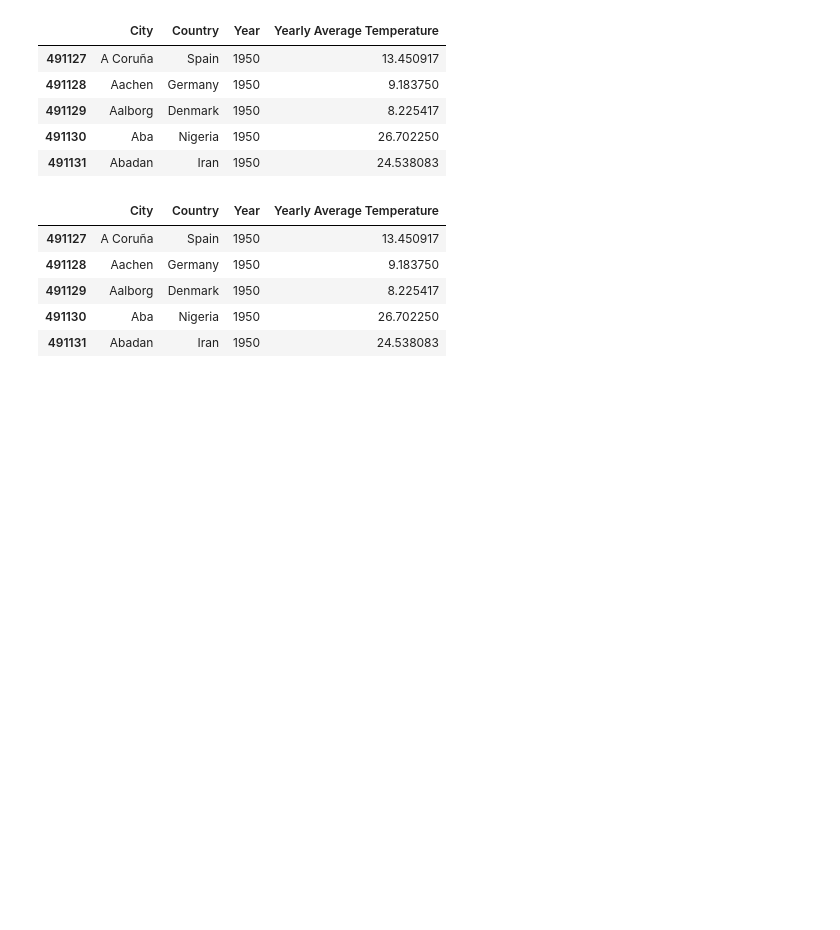
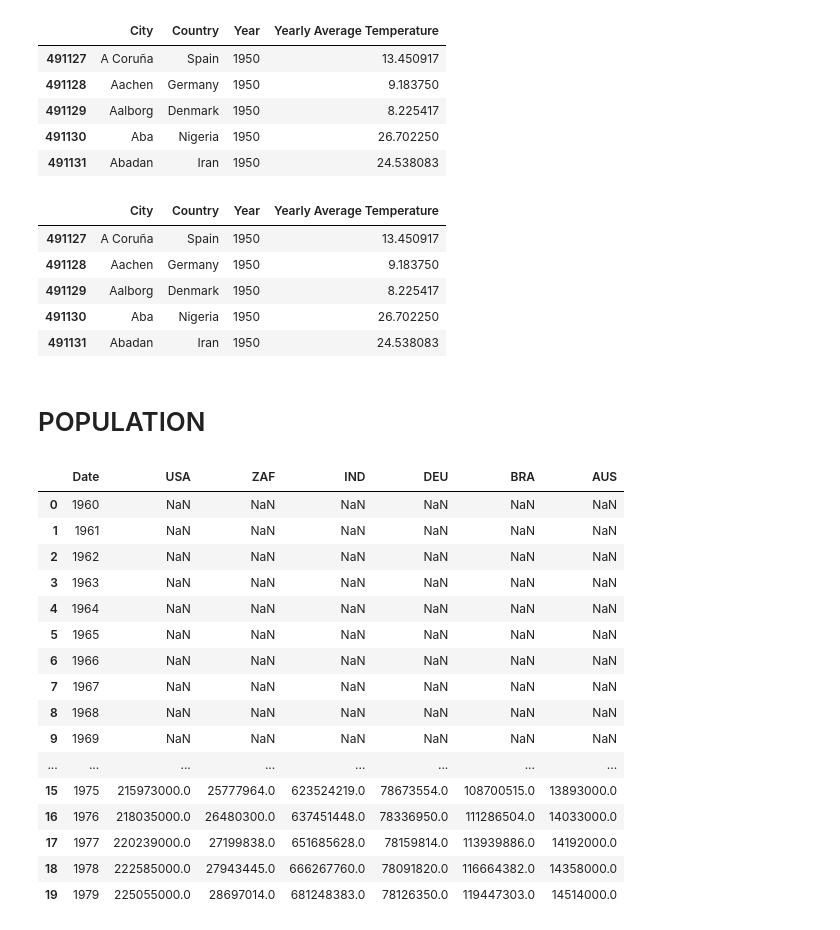
Before and after one commit to Sophiatun/Climate_Change_Analysis, a Jupyter notebook: COMPILED.ipynb, the cells around one changed output. Drawn from its saved outputs; the diff is of its cells as text; code cells hidden in the pictures; blank space fills up the shorter version.

Commit message:
Population

```diff
--- a/COMPILED.ipynb
+++ b/COMPILED.ipynb
@@ -482,3 +482,52 @@ final_df.head()
 # %%
 # final_city_df = cleaned_cities_dropna.groupby(['City', 'Country']).reset_index()
 final_df.to_csv("Cleaned Data/Cities.csv", index=False)
+# %% [markdown]
+# POPULATION
+# %%
+# Function to fetch population data
+def fetch_population_data(country_code):
+    api_url = f"http://api.worldbank.org/v2/country/{country_code}/indicator/SP.POP.TOTL?date=1960:2022&format=json"
+    response = requests.get(api_url)
+
+    if response.status_code == 200:
+        data = response.json()
+        if len(data) > 1 and isinstance(data[1], list):
+            indicator_data = data[1]
+            df = pd.DataFrame(indicator_data)
+            df = df[['date', 'value']]
+            df.columns = ['Date', country_code]
+            return df.dropna()
+
+    return pd.DataFrame()
+
+# Country Codes for the United States, South Africa, India, Germany, Brazil, Australia
+country_codes = ["USA", "ZAF", "IND", "DEU", "BRA", "AUS"]
+
+# Create an empty DataFrame to store data for all countries
+all_data = pd.DataFrame({'Date': [str(year) for year in range(1960, 2023)]})
+
+# Loop through each country code and fetch population data
+for code in country_codes:
+    country_data = fetch_population_data(code)
+    if not country_data.empty:
+        all_data = pd.merge(all_data, country_data, on='Date', how='left')
+all_data.head(20)
+# %% [output]
+|  | Date | USA | ZAF | IND | DEU | BRA | AUS |
+| 0 | 1960 | NaN | NaN | NaN | NaN | NaN | NaN |
+| 1 | 1961 | NaN | NaN | NaN | NaN | NaN | NaN |
+| 2 | 1962 | NaN | NaN | NaN | NaN | NaN | NaN |
+| 3 | 1963 | NaN | NaN | NaN | NaN | NaN | NaN |
+| 4 | 1964 | NaN | NaN | NaN | NaN | NaN | NaN |
+| 5 | 1965 | NaN | NaN | NaN | NaN | NaN | NaN |
+| 6 | 1966 | NaN | NaN | NaN | NaN | NaN | NaN |
+| 7 | 1967 | NaN | NaN | NaN | NaN | NaN | NaN |
+| 8 | 1968 | NaN | NaN | NaN | NaN | NaN | NaN |
+| 9 | 1969 | NaN | NaN | NaN | NaN | NaN | NaN |
+| ... | ... | ... | ... | ... | ... | ... | ... |
+| 15 | 1975 | 215973000.0 | 25777964.0 | 623524219.0 | 78673554.0 | 108700515.0 | 13893000.0 |
+| 16 | 1976 | 218035000.0 | 26480300.0 | 637451448.0 | 78336950.0 | 111286504.0 | 14033000.0 |
+| 17 | 1977 | 220239000.0 | 27199838.0 | 651685628.0 | 78159814.0 | 113939886.0 | 14192000.0 |
+| 18 | 1978 | 222585000.0 | 27943445.0 | 666267760.0 | 78091820.0 | 116664382.0 | 14358000.0 |
+| 19 | 1979 | 225055000.0 | 28697014.0 | 681248383.0 | 78126350.0 | 119447303.0 | 14514000.0 |
```
Also changed, not shown: parts of 2 cells of this notebook, 1 other file.
